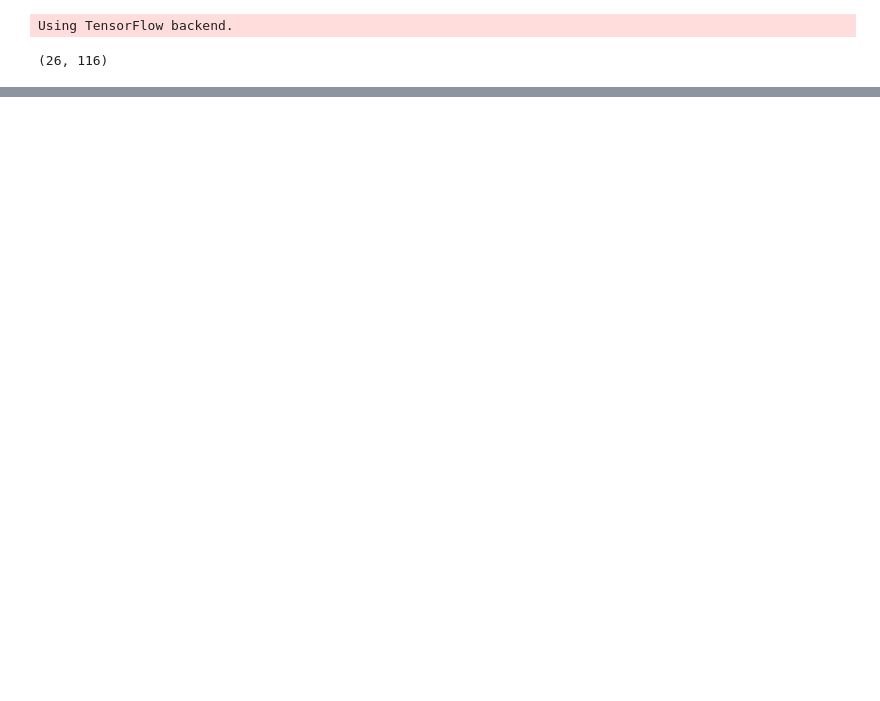
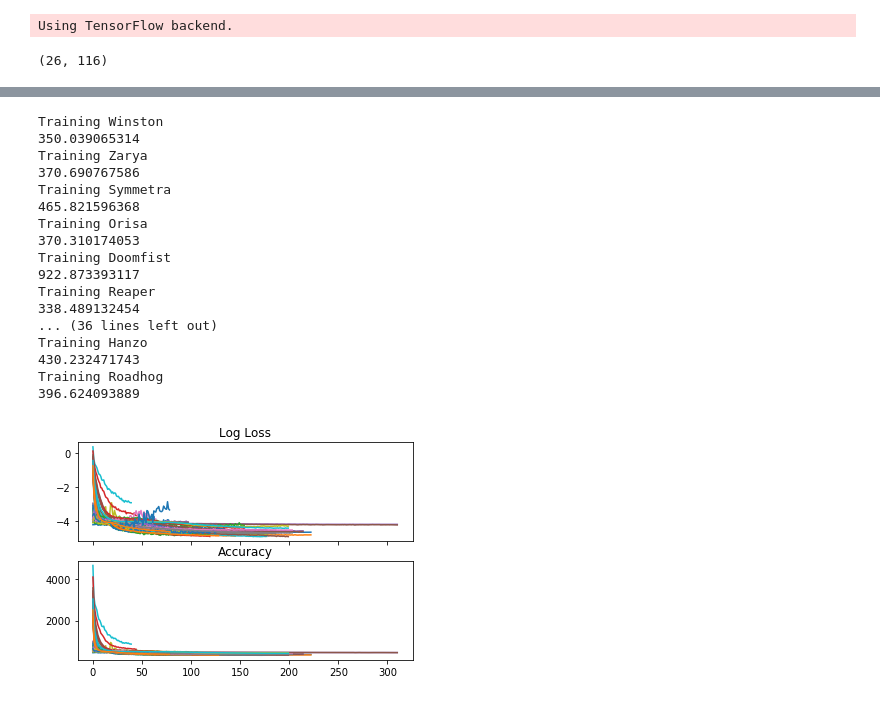
Before and after one commit to sshh12/OverwatchML, a Jupyter notebook: lab/OverwatchPredictHeroSR.ipynb, the cells around one changed output, grey strips where cells are left out. Saved outputs shown, nothing was run; the diff lists cells and outputs as text; code cells hidden in the pictures; blank space fills up the shorter version.

```diff
--- a/lab/OverwatchPredictHeroSR.ipynb
+++ b/lab/OverwatchPredictHeroSR.ipynb
@@ -137,29 +137,37 @@ def get_model(hero):
 
     model = Sequential()
 
-    model.add(Dense(40, input_dim=len(specific_stats[hero]), kernel_initializer='normal', activation='selu'))
+    model.add(Dense(160, input_dim=len(specific_stats[hero]), kernel_initializer='normal', activation='relu'))
     model.add(BatchNormalization())
-    model.add(Dropout(0.4))
+    model.add(Dropout(0.5))
 
-    model.add(Dense(40, kernel_initializer='normal', activation='selu'))
+    model.add(Dense(160, kernel_initializer='normal', activation='relu'))
     model.add(BatchNormalization())
-    model.add(Dropout(0.4))
+    model.add(Dropout(0.5))
 
-    model.add(Dense(40, kernel_initializer='normal', activation='selu'))
+    model.add(Dense(160, kernel_initializer='normal', activation='relu'))
     model.add(BatchNormalization())
-    model.add(Dropout(0.4))
+    model.add(Dropout(0.5))
 
-    model.add(Dense(40, kernel_initializer='normal', activation='selu'))
+    model.add(Dense(160, kernel_initializer='normal', activation='relu'))
     model.add(BatchNormalization())
-    model.add(Dropout(0.4))
+    model.add(Dropout(0.5))
 
-    model.add(Dense(40, kernel_initializer='normal', activation='selu'))
+    model.add(Dense(160, kernel_initializer='normal', activation='relu'))
     model.add(BatchNormalization())
-    model.add(Dropout(0.4))
+    model.add(Dropout(0.5))
 
-    model.add(Dense(40, kernel_initializer='normal', activation='selu'))
+    model.add(Dense(100, kernel_initializer='normal', activation='relu'))
     model.add(BatchNormalization())
-    model.add(Dropout(0.4))
+    model.add(Dropout(0.2))
+
+    model.add(Dense(100, kernel_initializer='normal', activation='relu'))
+    model.add(BatchNormalization())
+    model.add(Dropout(0.2))
+
+    model.add(Dense(100, kernel_initializer='normal', activation='relu'))
+    model.add(BatchNormalization())
+    model.add(Dropout(0.1))
 
     model.add(Dense(1))
 
@@ -190,7 +198,7 @@ def get_hero_model(hero, hero_data=None, from_file=False):
     model = get_model(hero)
 
     ## Callbacks ##
-    reduce_LR = ReduceLROnPlateau(monitor='val_loss', factor=0.9, patience=20, min_lr=1e-7, verbose=0)
+    reduce_LR = ReduceLROnPlateau(monitor='val_loss', factor=0.7, patience=10, min_lr=1e-8, verbose=0)
     e_stopping = EarlyStopping(patience=35)
     checkpoint = ModelCheckpoint(os.path.join('..', 'models', '{}-sr.h5'.format(hero)),
                                  monitor='val_acc_metric',
@@ -200,7 +208,7 @@ def get_hero_model(hero, hero_data=None, from_file=False):
 
     joblib.dump(scaler_X, os.path.join('..', 'models', '{}-sr.pkl'.format(hero)))
 
-    history = train_model(model, X, y, epochs=1500, batch_size=128, callbacks=[reduce_LR, e_stopping, checkpoint])
+    history = train_model(model, X, y, epochs=2000, batch_size=64, callbacks=[reduce_LR, e_stopping, checkpoint])
 
     return history, model, scaler_X
 # %%
@@ -250,31 +258,55 @@ Widowmaker (7084, 101) (7084,)
 # %%
 # Run
 
 if __name__ == "__main__":
 
     history_db = {}
 
     f, (loss_plot, acc_plot) = plt.subplots(2, 1, sharex=True)
 
     for hero in specific_stats:
 
         print('Training ' + hero.title())
 
         history, model, _ = get_hero_model(hero, hero_data=all_data[hero])
 
         loss, acc = np.log(history.history['val_loss']), history.history['val_acc_metric']
 
         loss_plot.plot(loss)
         acc_plot.plot(acc)
 
+        loss, acc = np.log(history.history['loss']), history.history['acc_metric']
+
+        loss_plot.plot(loss)
+        acc_plot.plot(acc)
+
         history_db[hero] = [loss, acc]
 
         print(np.mean(acc[-10]))
 
     loss_plot.set_title('Log Loss')
     acc_plot.set_title('Accuracy')
 
     plt.show()
+# %% [output]
+Training Winston
+350.039065314
+Training Zarya
+370.690767586
+Training Symmetra
+465.821596368
+Training Orisa
+370.310174053
+Training Doomfist
+922.873393117
+Training Reaper
+338.489132454
+... (36 lines left out)
+Training Hanzo
+430.232471743
+Training Roadhog
+396.624093889
+[figure, added]
 # %%
 # Load models from disk
 
```
Also changed, not shown: parts of 3 cells of this notebook, 55 other files.
